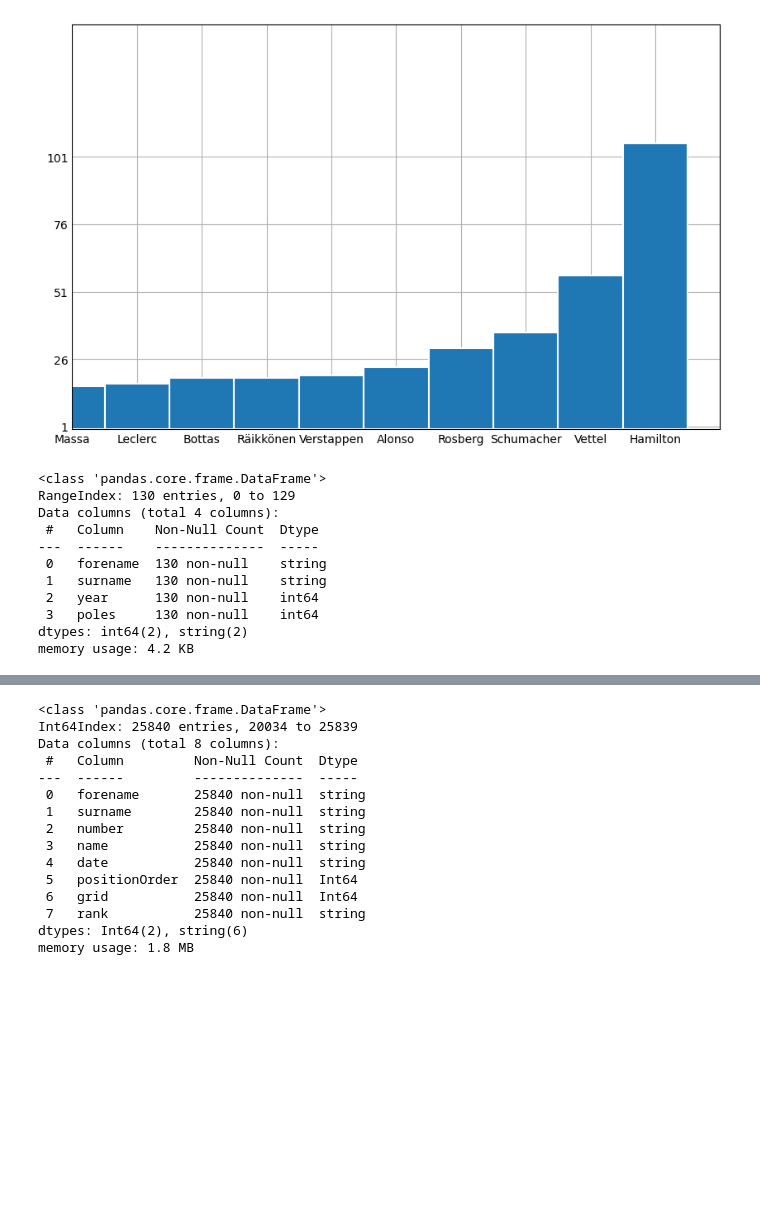
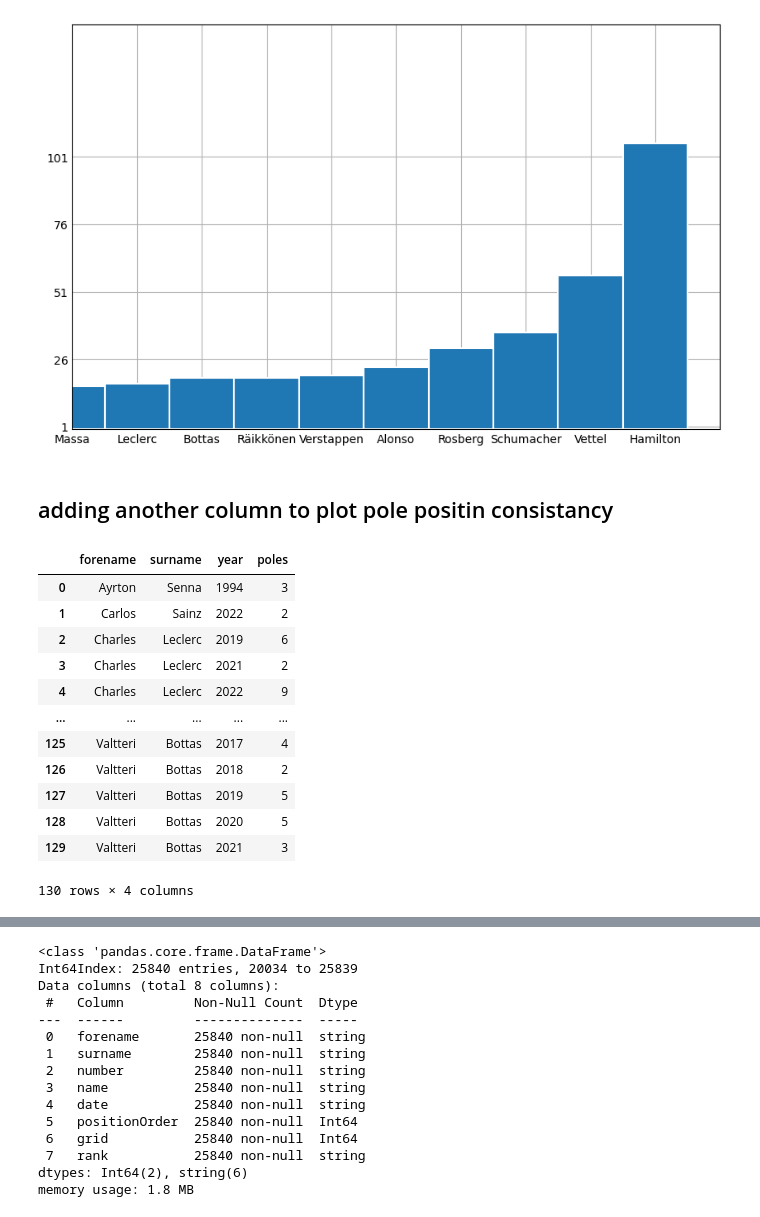
Before and after one commit to dinhocamp/project0, a Jupyter notebook: index.ipynb, the cells around one changed output, grey strips where cells are left out. Cells and saved outputs as stored; diff of their text form; code cells hidden in the pictures; blank space fills up the shorter version.

```diff
--- a/index.ipynb
+++ b/index.ipynb
@@ -143,22 +155,26 @@ ax.set(xlim=(1, 11), xticks=np.arange(1, 12),
 plt.show()
 # %% [output]
 [figure]
+# %% [markdown]
+## adding another column to plot pole positin consistancy
 # %%
 poles = dfs[dfs['position']==1]
 poles = poles.groupby([dfs['forename'],dfs['surname'],dfs['year'].astype('int32')])['position'].count().reset_index(name='poles')
-poles.info()
+poles
 # %% [output]
+|  | forename | surname | year | poles |
+| 0 | Ayrton | Senna | 1994 | 3 |
+| 1 | Carlos | Sainz | 2022 | 2 |
+| 2 | Charles | Leclerc | 2019 | 6 |
+| 3 | Charles | Leclerc | 2021 | 2 |
+| 4 | Charles | Leclerc | 2022 | 9 |
+| ... | ... | ... | ... | ... |
+| 125 | Valtteri | Bottas | 2017 | 4 |
+| 126 | Valtteri | Bottas | 2018 | 2 |
+| 127 | Valtteri | Bottas | 2019 | 5 |
+| 128 | Valtteri | Bottas | 2020 | 5 |
+| 129 | Valtteri | Bottas | 2021 | 3 |
-<class 'pandas.core.frame.DataFrame'>
-RangeIndex: 130 entries, 0 to 129
-Data columns (total 4 columns):
- #   Column    Non-Null Count  Dtype
----  ------    --------------  -----
- 0   forename  130 non-null    string
- 1   surname   130 non-null    string
- 2   year      130 non-null    int64
- 3   poles     130 non-null    int64
-dtypes: int64(2), string(2)
-memory usage: 4.2 KB
+130 rows × 4 columns
 # %%
 
 dfp=poles.query('year == year').sort_values(by='year')
```
Also changed, not shown: parts of 11 cells of this notebook.
